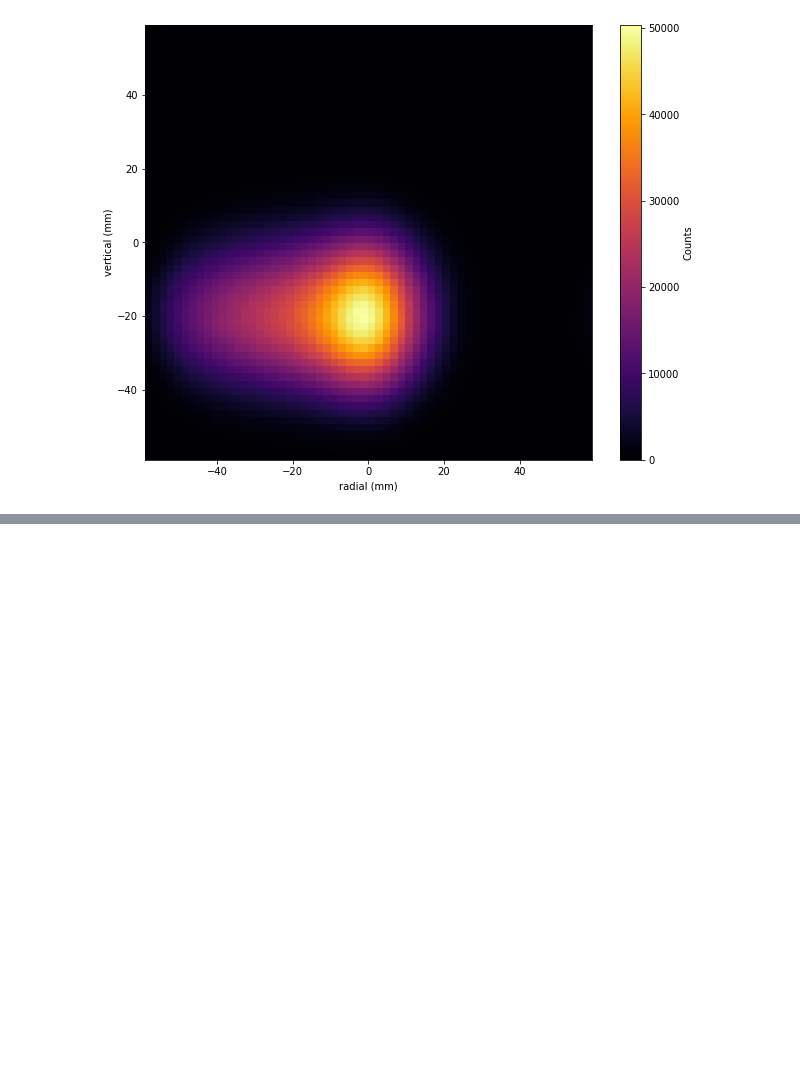
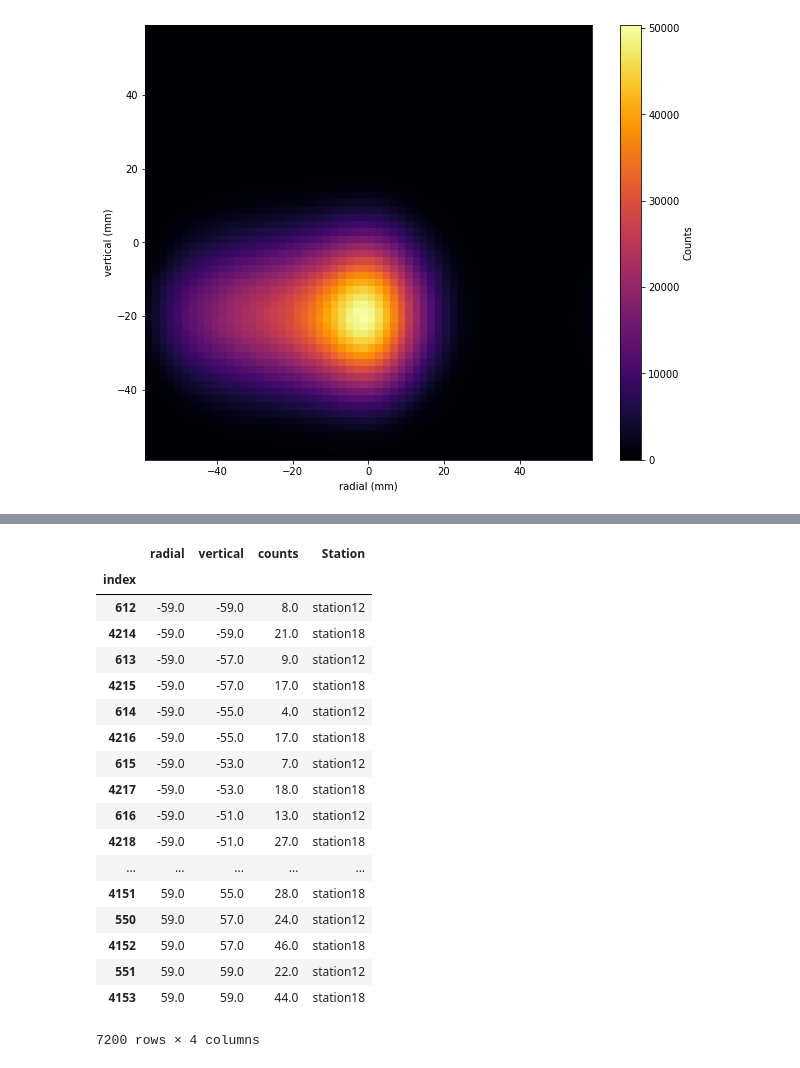
Before and after one commit to jasonbono/MuonConvolution, a Jupyter notebook: tracker_info/beam_moments_demo.ipynb, the cells around one changed output, grey strips where cells are left out. Saved outputs shown, nothing was run; the diff lists cells and outputs as text; code cells hidden in the pictures; blank space fills up the shorter version.

```diff
--- a/tracker_info/beam_moments_demo.ipynb
+++ b/tracker_info/beam_moments_demo.ipynb
@@ -49,0 +72,22 @@ plot_beam(df_shift)
+# %%
+df_shift
+# %% [output]
+|  | radial | vertical | counts | Station |
+| index |  |  |  |  |
+| 612 | -59.0 | -59.0 | 8.0 | station12 |
+| 4214 | -59.0 | -59.0 | 21.0 | station18 |
+| 613 | -59.0 | -57.0 | 9.0 | station12 |
+| 4215 | -59.0 | -57.0 | 17.0 | station18 |
+| 614 | -59.0 | -55.0 | 4.0 | station12 |
+| 4216 | -59.0 | -55.0 | 17.0 | station18 |
+| 615 | -59.0 | -53.0 | 7.0 | station12 |
+| 4217 | -59.0 | -53.0 | 18.0 | station18 |
+| 616 | -59.0 | -51.0 | 13.0 | station12 |
+| 4218 | -59.0 | -51.0 | 27.0 | station18 |
+| ... | ... | ... | ... | ... |
+| 4151 | 59.0 | 55.0 | 28.0 | station18 |
+| 550 | 59.0 | 57.0 | 24.0 | station12 |
+| 4152 | 59.0 | 57.0 | 46.0 | station18 |
+| 551 | 59.0 | 59.0 | 22.0 | station12 |
+| 4153 | 59.0 | 59.0 | 44.0 | station18 |
+7200 rows × 4 columns
```
Also changed, not shown: parts of 1 cell of this notebook, 2 other files.
